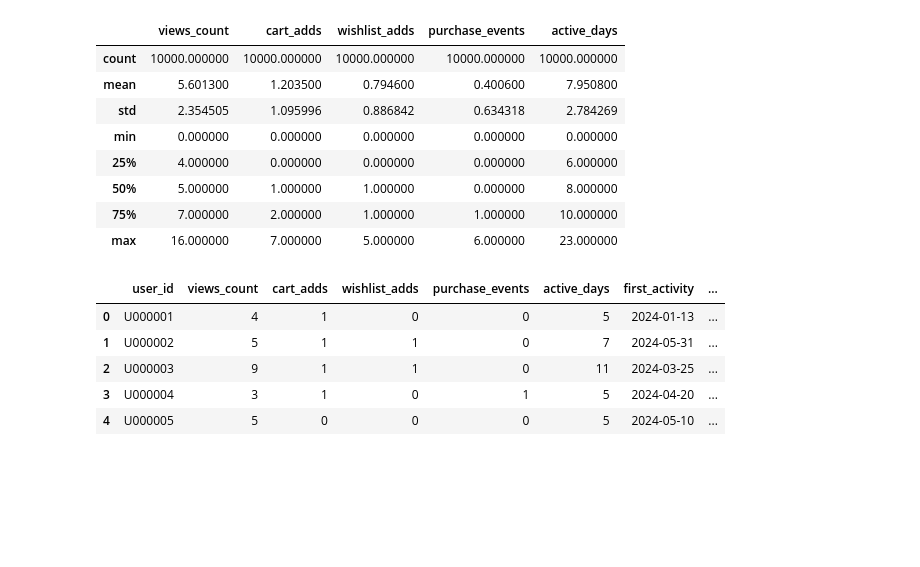
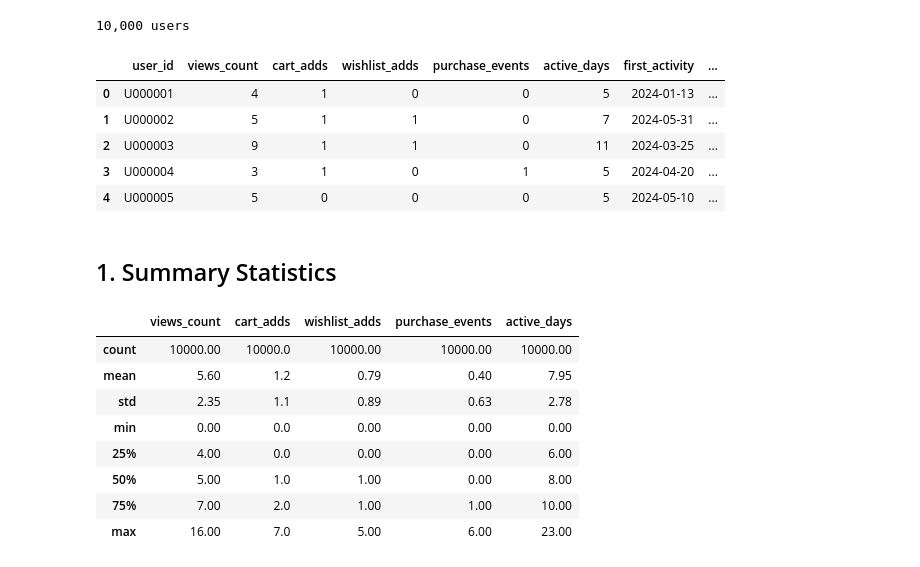
Before and after one commit to 7t3an/ecommerce-growth-analytics, a Jupyter notebook: analysis_notebooks/user_behavior.ipynb, the cells around one changed output. Cells and saved outputs as stored; diff of their text form; code cells hidden in the pictures; blank space fills up the shorter version.

```diff
--- a/analysis_notebooks/user_behavior.ipynb
+++ b/analysis_notebooks/user_behavior.ipynb
@@ -6,23 +15,26 @@ import seaborn as sns
 # %%
 df = run_sql("../sql/user_behavior_mart.sql")
+print(f"{df.shape[0]:,} users")
+df.head()
+# %% [output]
+10,000 users
+|  | user_id | views_count | cart_adds | wishlist_adds | purchase_events | active_days | first_activity | ... |
+| 0 | U000001 | 4 | 1 | 0 | 0 | 5 | 2024-01-13 | ... |
+| 1 | U000002 | 5 | 1 | 1 | 0 | 7 | 2024-05-31 | ... |
+| 2 | U000003 | 9 | 1 | 1 | 0 | 11 | 2024-03-25 | ... |
+| 3 | U000004 | 3 | 1 | 0 | 1 | 5 | 2024-04-20 | ... |
+| 4 | U000005 | 5 | 0 | 0 | 0 | 5 | 2024-05-10 | ... |
-# %%
-df.describe()
-# %% [output]
-|  | views_count | cart_adds | wishlist_adds | purchase_events | active_days |
-| count | 10000.000000 | 10000.000000 | 10000.000000 | 10000.000000 | 10000.000000 |
-| mean | 5.601300 | 1.203500 | 0.794600 | 0.400600 | 7.950800 |
-| std | 2.354505 | 1.095996 | 0.886842 | 0.634318 | 2.784269 |
-| min | 0.000000 | 0.000000 | 0.000000 | 0.000000 | 0.000000 |
-| 25% | 4.000000 | 0.000000 | 0.000000 | 0.000000 | 6.000000 |
-| 50% | 5.000000 | 1.000000 | 1.000000 | 0.000000 | 8.000000 |
-| 75% | 7.000000 | 2.000000 | 1.000000 | 1.000000 | 10.000000 |
-| max | 16.000000 | 7.000000 | 5.000000 | 6.000000 | 23.000000 |
-# %%
-df.head()
-# %% [output]
-|  | user_id | views_count | cart_adds | wishlist_adds | purchase_events | active_days | first_activity | ... |
-| 0 | U000001 | 4 | 1 | 0 | 0 | 5 | 2024-01-13 | ... |
-| 1 | U000002 | 5 | 1 | 1 | 0 | 7 | 2024-05-31 | ... |
-| 2 | U000003 | 9 | 1 | 1 | 0 | 11 | 2024-03-25 | ... |
-| 3 | U000004 | 3 | 1 | 0 | 1 | 5 | 2024-04-20 | ... |
-| 4 | U000005 | 5 | 0 | 0 | 0 | 5 | 2024-05-10 | ... |
+# %% [markdown]
+## 1. Summary Statistics
+# %%
+df[['views_count', 'cart_adds', 'wishlist_adds', 'purchase_events', 'active_days']].describe().round(2)
+# %% [output]
+|  | views_count | cart_adds | wishlist_adds | purchase_events | active_days |
+| count | 10000.00 | 10000.0 | 10000.00 | 10000.00 | 10000.00 |
+| mean | 5.60 | 1.2 | 0.79 | 0.40 | 7.95 |
+| std | 2.35 | 1.1 | 0.89 | 0.63 | 2.78 |
+| min | 0.00 | 0.0 | 0.00 | 0.00 | 0.00 |
+| 25% | 4.00 | 0.0 | 0.00 | 0.00 | 6.00 |
+| 50% | 5.00 | 1.0 | 1.00 | 0.00 | 8.00 |
+| 75% | 7.00 | 2.0 | 1.00 | 1.00 | 10.00 |
+| max | 16.00 | 7.0 | 5.00 | 6.00 | 23.00 |
```
Also changed, not shown: parts of 17 cells of this notebook.
